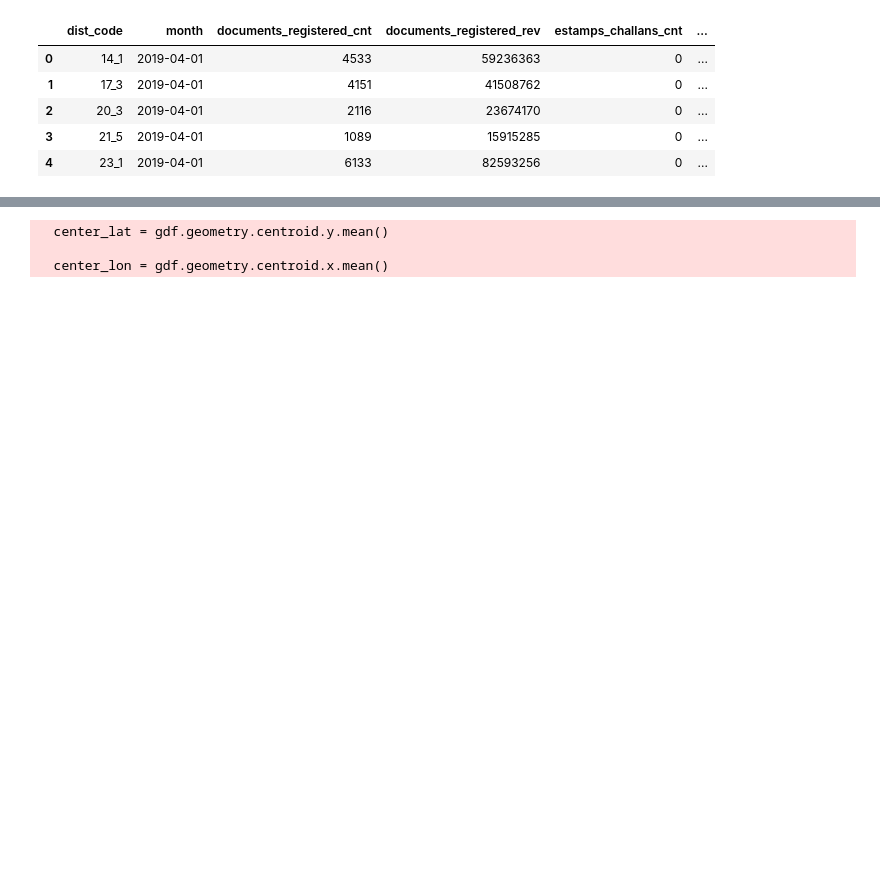
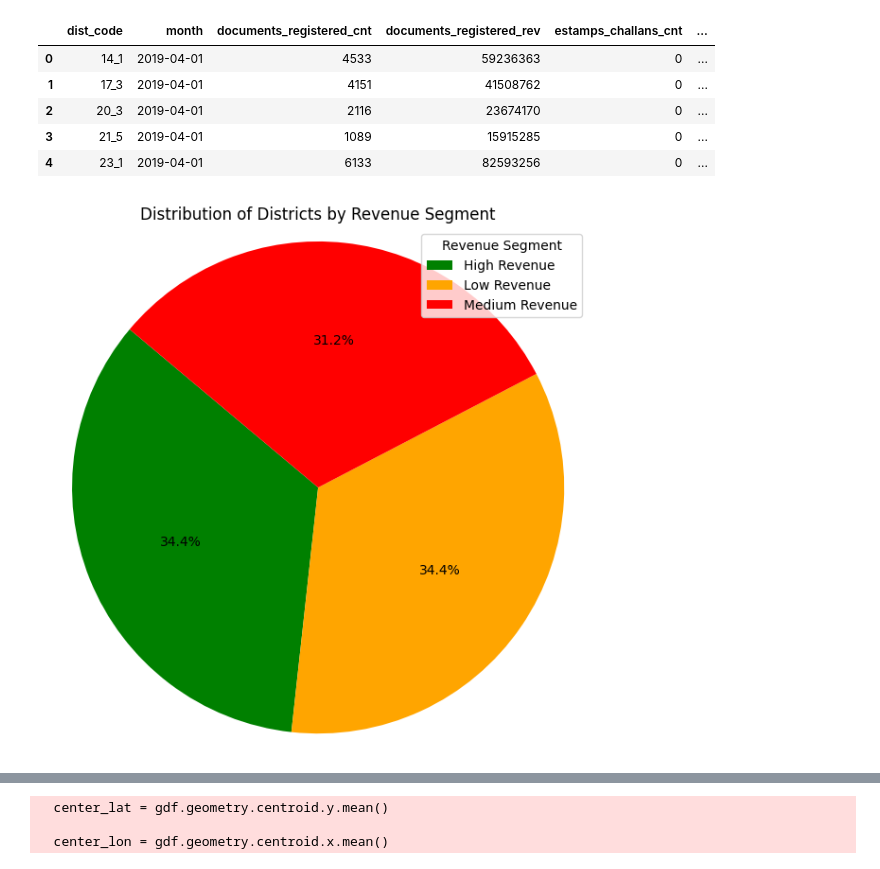
Before and after one commit to dipayanDNP/telangana-project, a Jupyter notebook: c7.ipynb, the cells around one changed output, grey strips where cells are left out. Drawn from its saved outputs; the diff is of its cells as text; code cells hidden in the pictures; blank space fills up the shorter version.

```diff
--- a/c7.ipynb
+++ b/c7.ipynb
@@ -180,4 +217,20 @@ merged_df.head()
 | 2 | 20_3 | 2019-04-01 | 2116 | 23674170 | 0 | ... |
 | 3 | 21_5 | 2019-04-01 | 1089 | 15915285 | 0 | ... |
 | 4 | 23_1 | 2019-04-01 | 6133 | 82593256 | 0 | ... |
+# %%
+
+segment_counts = merged_df['revenue_segment'].value_counts()
+
+# Create a pie chart
+plt.figure(figsize=(6, 6))
+colors = ['green', 'orange', 'red']
+plt.pie(segment_counts, colors=colors, autopct='%1.1f%%', startangle=140)
+plt.title('Distribution of Districts by Revenue Segment')
+plt.axis('equal')  # Equal aspect ratio ensures that pie is drawn as a circle.
+plt.legend(title="Revenue Segment", labels=segment_counts.index, loc="upper right")
+
+plt.tight_layout(pad=1.0)
+plt.show()
+# %% [output]
+[figure, added]
 # %%
```
Also changed, not shown: parts of 10 cells of this notebook.
